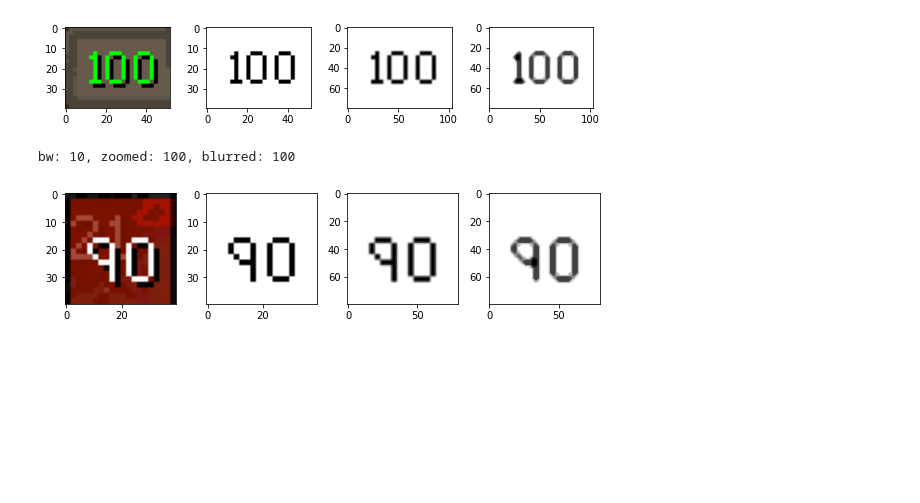
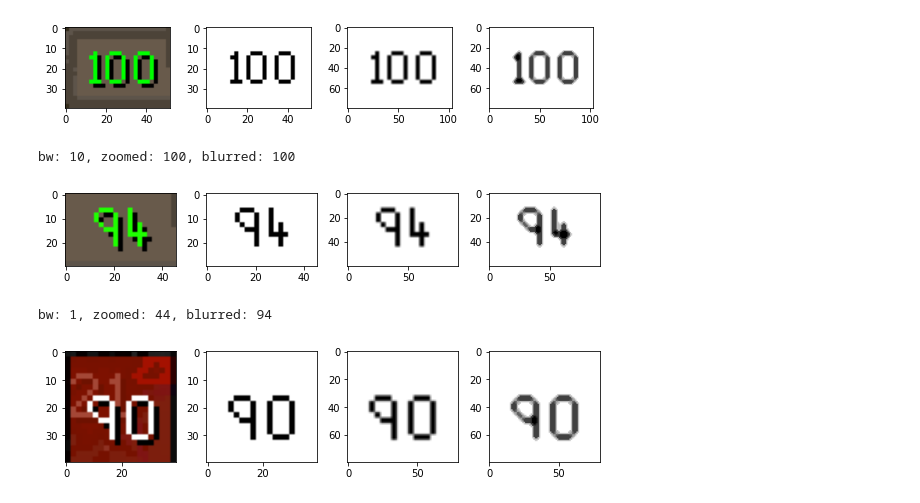
Before and after one commit to aussio/osrs_color_bot, a Jupyter notebook: notebooks/tesseract.ipynb, the cells around one changed output. Cells and saved outputs as stored; diff of their text form; code cells hidden in the pictures; blank space fills up the shorter version.

```diff
--- a/notebooks/tesseract.ipynb
+++ b/notebooks/tesseract.ipynb
@@ -104,6 +104,11 @@ img_to_str_bw_processing("number_100_green.png", size="medium")
 # %% [output]
 [figure]
 bw: 10, zoomed: 100, blurred: 100
+# %%
+img_to_str_bw_processing("94.png", size="medium")
+# %% [output]
+[figure, added]
+bw: 1, zoomed: 44, blurred: 94
 # %%
 img_to_str_bw_processing("hp_status_bar_hard.png", size="medium")
 # %% [output]
```
Also changed, not shown: 5 other files.
